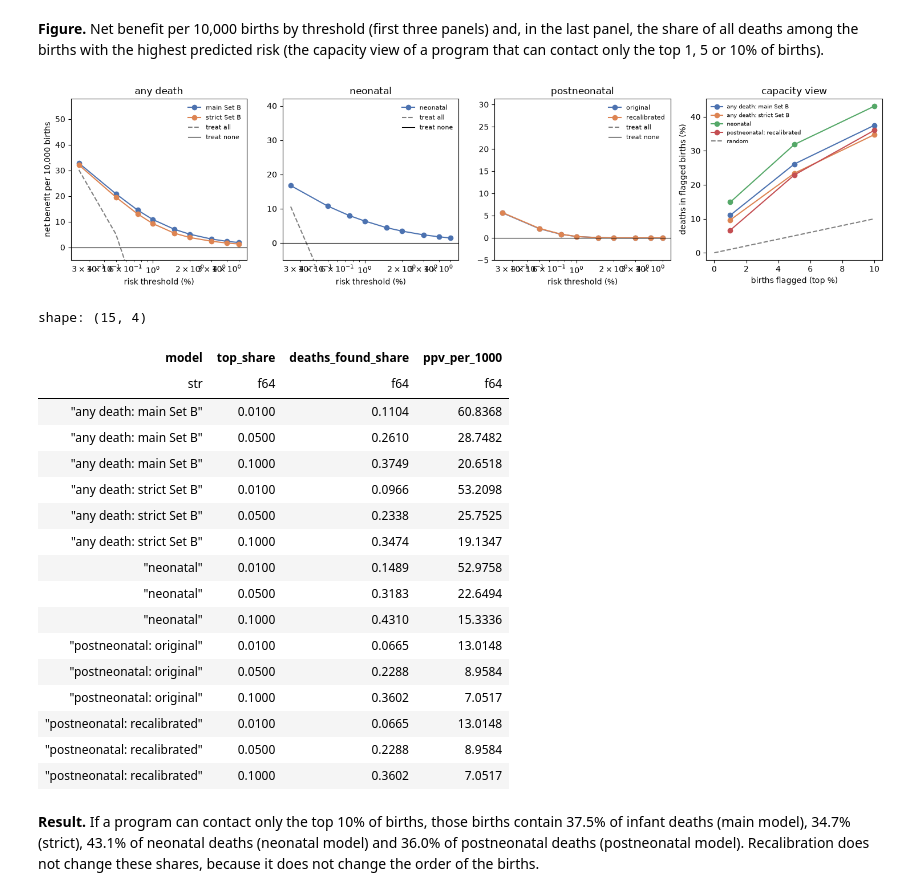
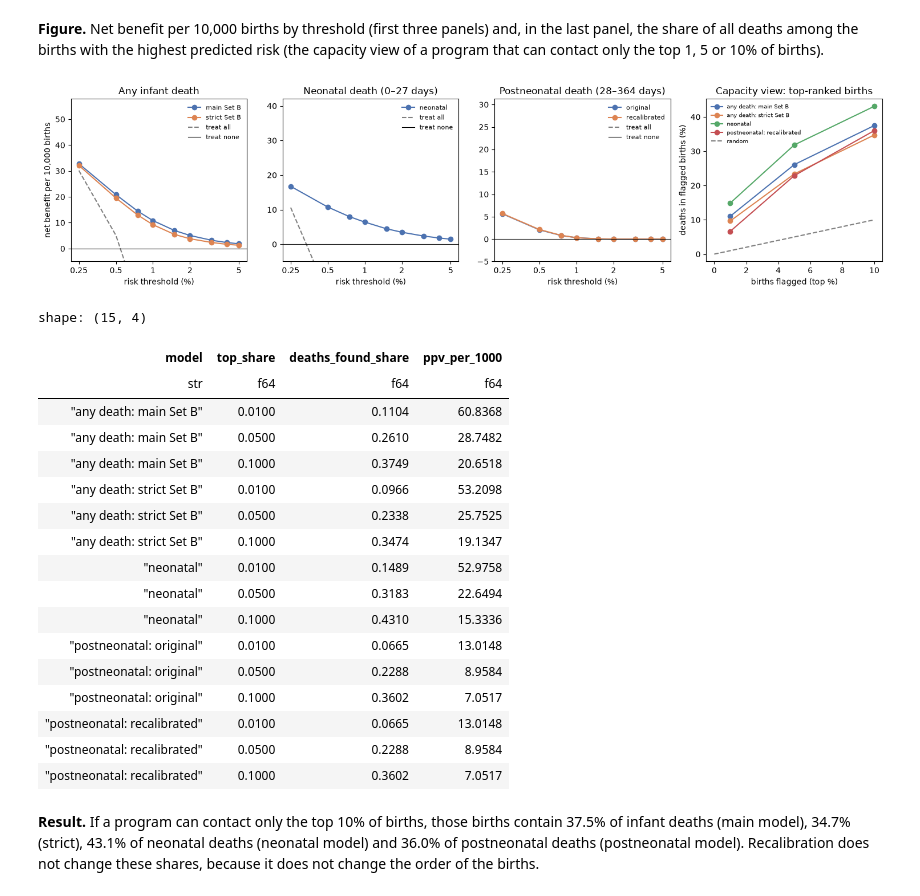
Before and after one commit to ShakulovElzar/infant-mortality-thesis, a Jupyter notebook: InfantMortalityThesis/notebooks/06_extra_research.ipynb, the cells around one changed output. Saved outputs shown, nothing was run; the diff lists cells and outputs as text; code cells hidden in the pictures.

```diff
--- a/InfantMortalityThesis/notebooks/06_extra_research.ipynb
+++ b/InfantMortalityThesis/notebooks/06_extra_research.ipynb
@@ -382,6 +382,9 @@ shape: (13, 8)
 | "interval" | ">=60 mo" | "1.26 (1.15-1.38)" | "1.15 (1.04-1.28)" | "0.99 (0.93-1.05)" | "0.86 (0.81-0.93)" | "1.23 (1.1-1.39)" | ... |
 # %%
 order = list(CAUSES.values())
+PANEL_TITLE = {("hypertension", "yes"): "Pre-pregnancy hypertension", ("diabetes", "yes"): "Pre-pregnancy diabetes",
+               ("bmi", ">=40"): "BMI ≥ 40", ("smoking", "any"): "Smoking before pregnancy",
+               ("interval", "<6 mo"): "Interval < 6 months"}
 show = cs.filter(pl.col("label").is_in(["yes", "any", ">=40", "<6 mo"]))
 fig, axes = plt.subplots(1, show["exposure"].n_unique(), figsize=(14, 3.6), sharey=True)
 for ax, (key, d) in zip(axes, show.group_by(["exposure", "label"], maintain_order=True)):
@@ -389,7 +392,10 @@ for ax, (key, d) in zip(axes, show.group_by(["exposure", "label"], maintain_orde
     y = d["pos"].to_numpy()
     ax.errorbar(d["rr"], y, xerr=[d["rr"] - d["rr_lo"], d["rr_hi"] - d["rr"]], fmt="o", color="#4C72B0", capsize=2)
     ax.axvline(1, color="grey", lw=0.8)
-    ax.set_xscale("log"); ax.set_title(f"{key[0]} {key[1]}", fontsize=10)
+    ax.set_xscale("log"); ax.set_title(PANEL_TITLE[key], fontsize=10)
+    lo, hi = ax.get_xlim()
+    ax.set_xticks([t for t in (0.8, 0.9, 1, 1.25, 1.5, 2, 2.5, 3) if lo <= t <= hi])
+    ax.xaxis.set_major_formatter(plt.FuncFormatter(lambda v, _: f"{v:g}")); ax.minorticks_off()
     ax.set_yticks(range(len(order))); ax.set_yticklabels(order)
     ax.invert_yaxis()
 axes[0].set_ylabel("cause of death")
@@ -973,35 +979,39 @@ shape: (45, 9)
 # %%
 fig, axes = plt.subplots(1, 4, figsize=(15, 3.8))
 panels = [["any death: main Set B", "any death: strict Set B"], ["neonatal"], ["postneonatal: original", "postneonatal: recalibrated"]]
 for ax, models in zip(axes, panels):
     for mname, col in zip(models, ["#4C72B0", "#DD8452"]):
         d = dca.filter(pl.col("model") == mname)
         ax.plot(100 * d["threshold"], 1e4 * d["net_benefit"], "o-", color=col, label=mname.split(": ")[-1])
     ax.plot(100 * d["threshold"], 1e4 * d["treat_all"].clip(lower_bound=-5), color="grey", ls="--", label="treat all")
     ax.axhline(0, color="black", lw=0.8, label="treat none")
     ax.set_xscale("log"); ax.set_xlabel("risk threshold (%)"); ax.set_ylim(-5, None)
-    ax.set_title(models[0].split(":")[0]); ax.legend(frameon=False, fontsize=8)
+    ax.set_xticks([0.25, 0.5, 1, 2, 5]); ax.minorticks_off()
+    ax.xaxis.set_major_formatter(plt.FuncFormatter(lambda v, _: f"{v:g}"))
+    ax.set_title({"any death": "Any infant death", "neonatal": "Neonatal death (0–27 days)",
+                  "postneonatal": "Postneonatal death (28–364 days)"}[models[0].split(":")[0]])
+    ax.legend(frameon=False, fontsize=8)
 axes[0].set_ylabel("net benefit per 10,000 births")
 # capacity view: deaths found per 10,000 births when the top 1, 5 or 10% are flagged
 cap = []
 for name, d in pred.group_by("model", maintain_order=True):
     y = d.sort("p", descending=True)["y"].to_numpy()
     for share in (0.01, 0.05, 0.10):
         k = int(share * len(y))
         cap.append({"model": name[0], "top_share": share, "deaths_found_share": y[:k].sum() / y.sum(), "ppv_per_1000": 1000 * y[:k].mean()})
 cap = pl.DataFrame(cap)
 cap.write_csv(REPORTS / "extra_capacity.csv")
 for mname, col in zip(["any death: main Set B", "any death: strict Set B", "neonatal", "postneonatal: recalibrated"],
                       ["#4C72B0", "#DD8452", "#55A868", "#C44E52"]):
     d = cap.filter(pl.col("model") == mname)
     axes[3].plot(100 * d["top_share"], 100 * d["deaths_found_share"], "o-", color=col, label=mname)
 axes[3].plot([0, 10], [0, 10], color="grey", ls="--", label="random")
 axes[3].set_xlabel("births flagged (top %)"); axes[3].set_ylabel("deaths in flagged births (%)")
-axes[3].set_title("capacity view"); axes[3].legend(frameon=False, fontsize=7)
+axes[3].set_title("Capacity view: top-ranked births"); axes[3].legend(frameon=False, fontsize=7)
 fig.tight_layout(); fig.savefig(FIG / "extra_decision_curves.png", dpi=150); plt.show()
 cap
 # %% [output]
-[figure, old version]
+[figure, new version]
 shape: (15, 4)
 | model | top_share | deaths_found_share | ppv_per_1000 |
 | str | f64 | f64 | f64 |
```
Also changed, not shown: parts of 4 cells of this notebook, 27 other files.
